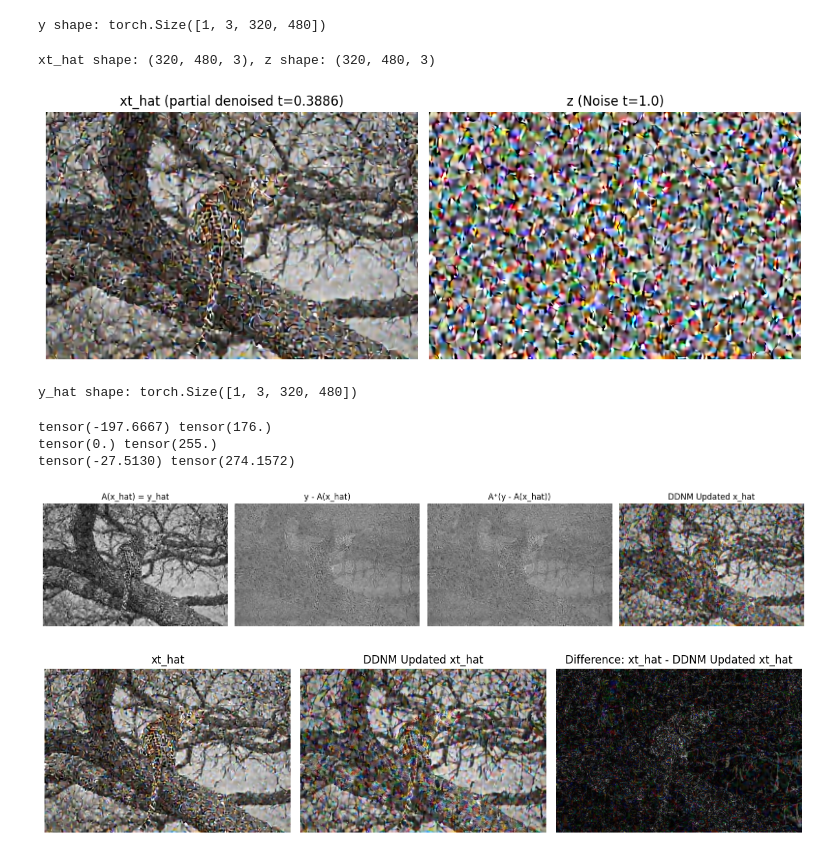
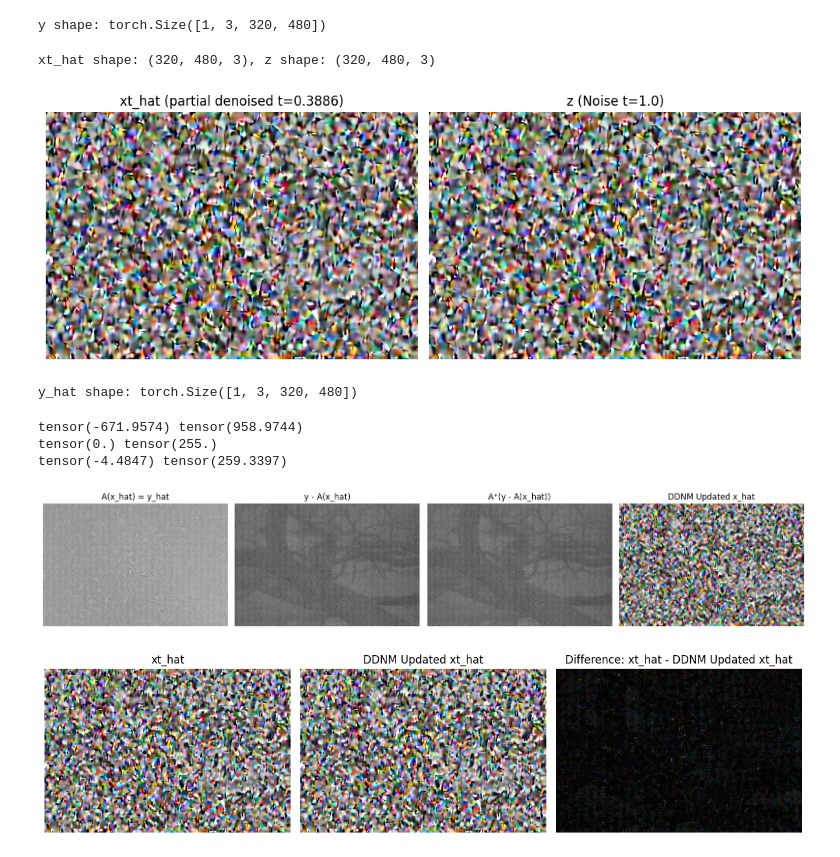
Before and after one commit to Tharindu-Nirmal/RFSolver_Chanlab, a Jupyter notebook: FLUX_Image_Edit/src/sandbox.ipynb, the cells around one changed output. Drawn from its saved outputs; the diff is of its cells as text; code cells hidden in the pictures.

```diff
--- a/FLUX_Image_Edit/src/sandbox.ipynb
+++ b/FLUX_Image_Edit/src/sandbox.ipynb
@@ -193,9 +193,9 @@ y shape: torch.Size([1, 3, 320, 480])
 # %%
 source_dir = "/scratch/gilbreth/lwickrem/RF_Inversion/RF-Solver-Edit/FLUX_Image_Edit/src"
 
-t=0.3886
-xt_hat = np.array(Image.open(source_dir+'/test_itr22_t=0.3886.png' ).convert('RGB'))
-z = np.array(Image.open(source_dir+'/test_itr0_t=1.0000.png' ).convert('RGB'))
+t=0.9805
+xt_hat = np.array(Image.open(source_dir+'/test_itr01.png' ).convert('RGB'))
+z = np.array(Image.open(source_dir+'/test_itr00.png' ).convert('RGB'))
 print(f"xt_hat shape: {xt_hat.shape}, z shape: {z.shape}")
 
 # Plot side by side
@@ -218,7 +218,7 @@ z = torch.from_numpy(z).float().unsqueeze(0)
 z = rearrange(z, 'b h w c-> b c h w')
 # %% [output]
 xt_hat shape: (320, 480, 3), z shape: (320, 480, 3)
-[figure, old version]
+[figure, new version]
 # %%
 A = set_operator(y.shape, IR_mode)
 Ap = set_pinv_operator(y.shape, IR_mode)
@@ -233,38 +233,38 @@ Ap = set_pinv_operator(y.shape, IR_mode)
 lambda_t = 1
 
 # x0t = xt_hat
-x0t = (xt_hat - (1-t)*z)/ (t + 1e-10)
+x0t = (xt_hat - (t)*z)/ ((1-t) + 1e-10)
 
-y0_hat = A(xt_hat)           # forward
+y0_hat = A(x0t)           # forward
 yres   = y - y0_hat         # residual in measurement space
 xres   = Ap(yres)           # backprojected residual
 # print(type(xres), xres.shape) # Tensor, torch.Size([1, 3, 256, 256])
 print(xres.min(), xres.max())   # -214.3333 , 199.6667
 print(xt_hat.min(), xt_hat.max()) #  0.0 , 255.0
 DDNM_x0t    = xt_hat + lambda_t*xres
 
 # DDNM_xthat = DDNM_x0t
 DDNM_xthat = (t)*z + (1-t)*DDNM_x0t
 
 print(DDNM_xthat.min(), DDNM_xthat.max()) #-58.6667, 303.3333
 DDNM_xthat = torch.clamp(DDNM_xthat, 0, 255)
 
 
 imgs = [to_img(y0_hat), to_img(yres), to_img(xres), to_img(DDNM_xthat)]
 titles = ["A(x_hat) = y_hat", "y - A(x_hat)", "A⁺(y - A(x_hat))", "DDNM Updated x_hat"]
 
 fig, axes = plt.subplots(1, 4, figsize=(16,4))
 for ax, im, title in zip(axes, imgs, titles):
     ax.imshow(im)
     ax.set_title(title)
     ax.axis("off")
 plt.tight_layout()
 plt.show()
 # %% [output]
-tensor(-197.6667) tensor(176.)
+tensor(-671.9574) tensor(958.9744)
 tensor(0.) tensor(255.)
-tensor(-27.5130) tensor(274.1572)
+tensor(-4.4847) tensor(259.3397)
-[figure, old version]
+[figure, new version]
 # %%
 im1 = to_img(xt_hat)
 im2 = to_img(DDNM_xthat)
@@ -285,7 +285,7 @@ for ax, im, title in zip(axes, imgs, titles):
 plt.tight_layout()
 plt.show()
 # %% [output]
-[figure, old version]
+[figure, new version]
 # %%
 im1 = to_img(xt_hat)
 im2 = to_img(x0t)
```
Also changed, not shown: parts of 1 cell of this notebook, 4 other files.
